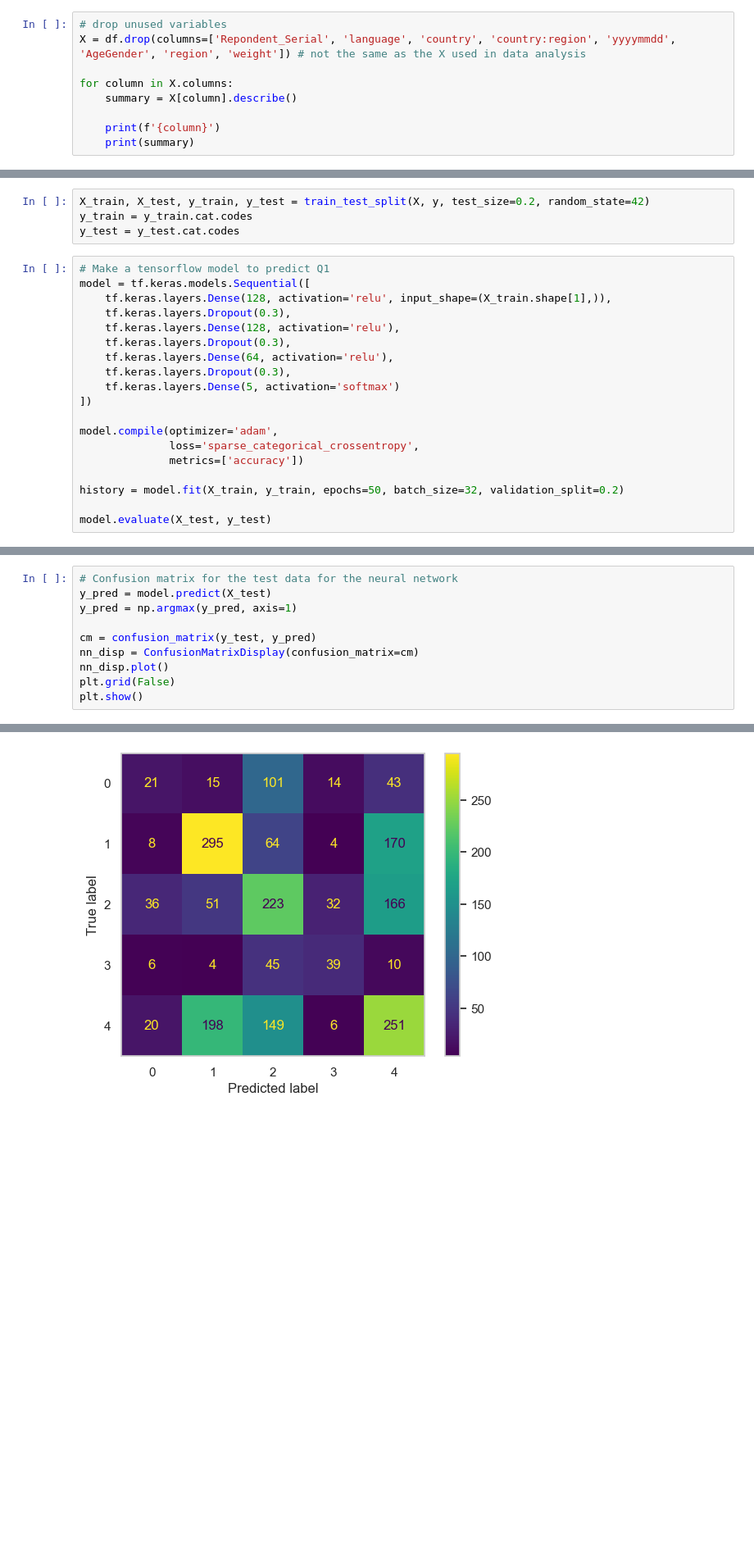
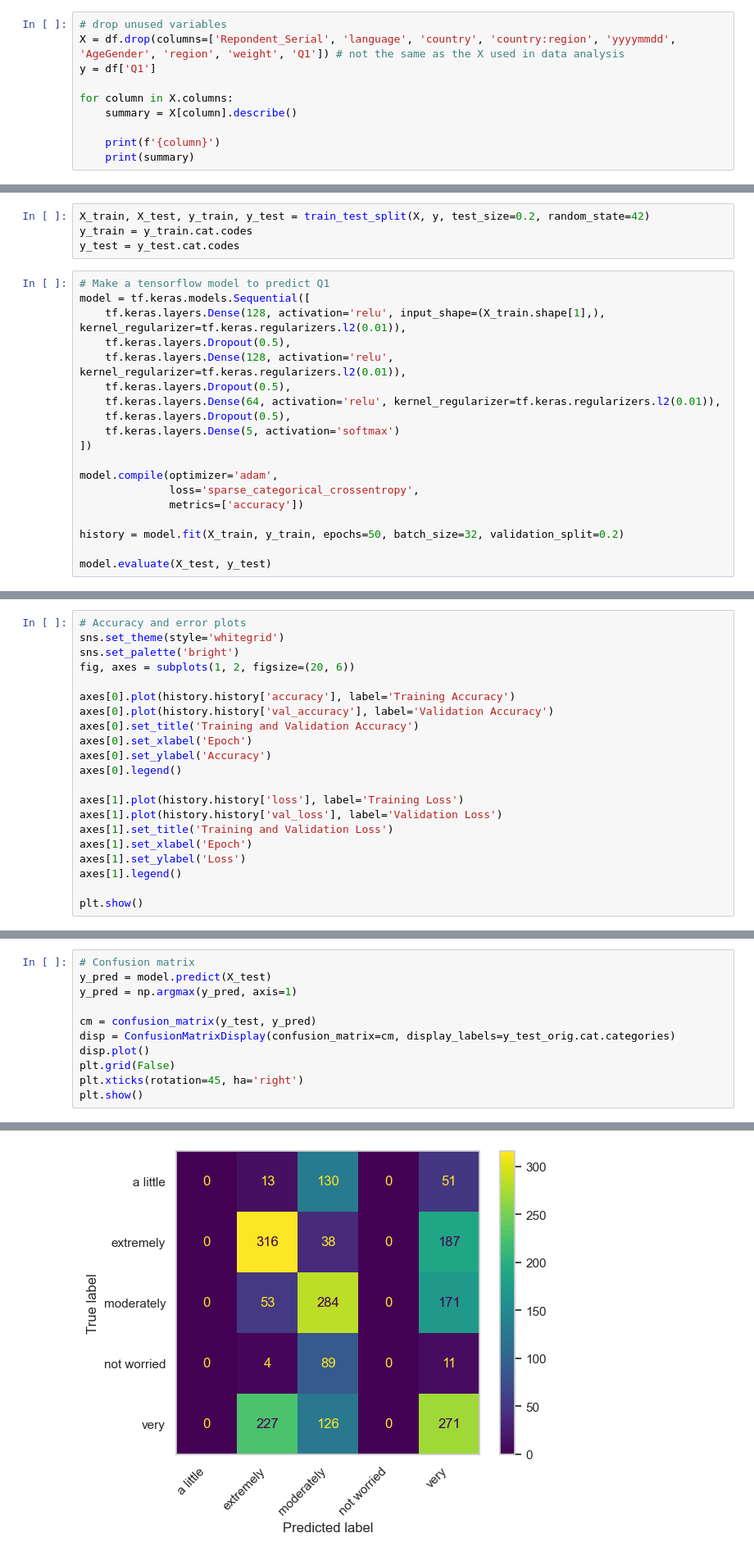
Before and after one commit to jack-rutherford/Climate_Anxiety, a Jupyter notebook: climate_anxiety.ipynb, the cells around one changed output, grey strips where cells are left out. Shown at 82% size. Saved outputs shown, nothing was run; the diff lists cells and outputs as text; blank space fills up the shorter version.

```diff
--- a/climate_anxiety.ipynb
+++ b/climate_anxiety.ipynb
@@ -288,7 +286,8 @@ plt.show()
 [figure]
 # %%
 # drop unused variables
-X = df.drop(columns=['Repondent_Serial', 'language', 'country', 'country:region', 'yyyymmdd', 'AgeGender', 'region', 'weight']) # not the same as the X used in data analysis
+X = df.drop(columns=['Repondent_Serial', 'language', 'country', 'country:region', 'yyyymmdd', 'AgeGender', 'region', 'weight', 'Q1']) # not the same as the X used in data analysis
+y = df['Q1']
 
 for column in X.columns:
     summary = X[column].describe()
@@ -1103,12 +982,12 @@ y_test = y_test.cat.codes
 # %%
 # Make a tensorflow model to predict Q1
 model = tf.keras.models.Sequential([
-    tf.keras.layers.Dense(128, activation='relu', input_shape=(X_train.shape[1],)),
-    tf.keras.layers.Dropout(0.3),
-    tf.keras.layers.Dense(128, activation='relu'),
-    tf.keras.layers.Dropout(0.3),
-    tf.keras.layers.Dense(64, activation='relu'),
-    tf.keras.layers.Dropout(0.3),
+    tf.keras.layers.Dense(128, activation='relu', input_shape=(X_train.shape[1],), kernel_regularizer=tf.keras.regularizers.l2(0.01)),
+    tf.keras.layers.Dropout(0.5),
+    tf.keras.layers.Dense(128, activation='relu', kernel_regularizer=tf.keras.regularizers.l2(0.01)),
+    tf.keras.layers.Dropout(0.5),
+    tf.keras.layers.Dense(64, activation='relu', kernel_regularizer=tf.keras.regularizers.l2(0.01)),
+    tf.keras.layers.Dropout(0.5),
     tf.keras.layers.Dense(5, activation='softmax')
 ])
 
@@ -1161,0 +1045,21 @@ plt.show()
+# %%
+# Accuracy and error plots
+sns.set_theme(style='whitegrid')
+sns.set_palette('bright')
+fig, axes = subplots(1, 2, figsize=(20, 6))
+
+axes[0].plot(history.history['accuracy'], label='Training Accuracy')
+axes[0].plot(history.history['val_accuracy'], label='Validation Accuracy')
+axes[0].set_title('Training and Validation Accuracy')
+axes[0].set_xlabel('Epoch')
+axes[0].set_ylabel('Accuracy')
+axes[0].legend()
+
+axes[1].plot(history.history['loss'], label='Training Loss')
+axes[1].plot(history.history['val_loss'], label='Validation Loss')
+axes[1].set_title('Training and Validation Loss')
+axes[1].set_xlabel('Epoch')
+axes[1].set_ylabel('Loss')
+axes[1].legend()
+
+plt.show()
@@ -1162,11 +1068,12 @@ plt.show()
 # %%
-# Confusion matrix for the test data for the neural network
+# Confusion matrix
 y_pred = model.predict(X_test)
 y_pred = np.argmax(y_pred, axis=1)
 
 cm = confusion_matrix(y_test, y_pred)
-nn_disp = ConfusionMatrixDisplay(confusion_matrix=cm)
-nn_disp.plot()
+disp = ConfusionMatrixDisplay(confusion_matrix=cm, display_labels=y_test_orig.cat.categories)
+disp.plot()
 plt.grid(False)
+plt.xticks(rotation=45, ha='right')
 plt.show()
 # %% [output]
@@ -1174 +1081 @@ plt.show()
-[figure, old version]
+[figure, new version]
```
Also changed, not shown: parts of 92 cells of this notebook.
